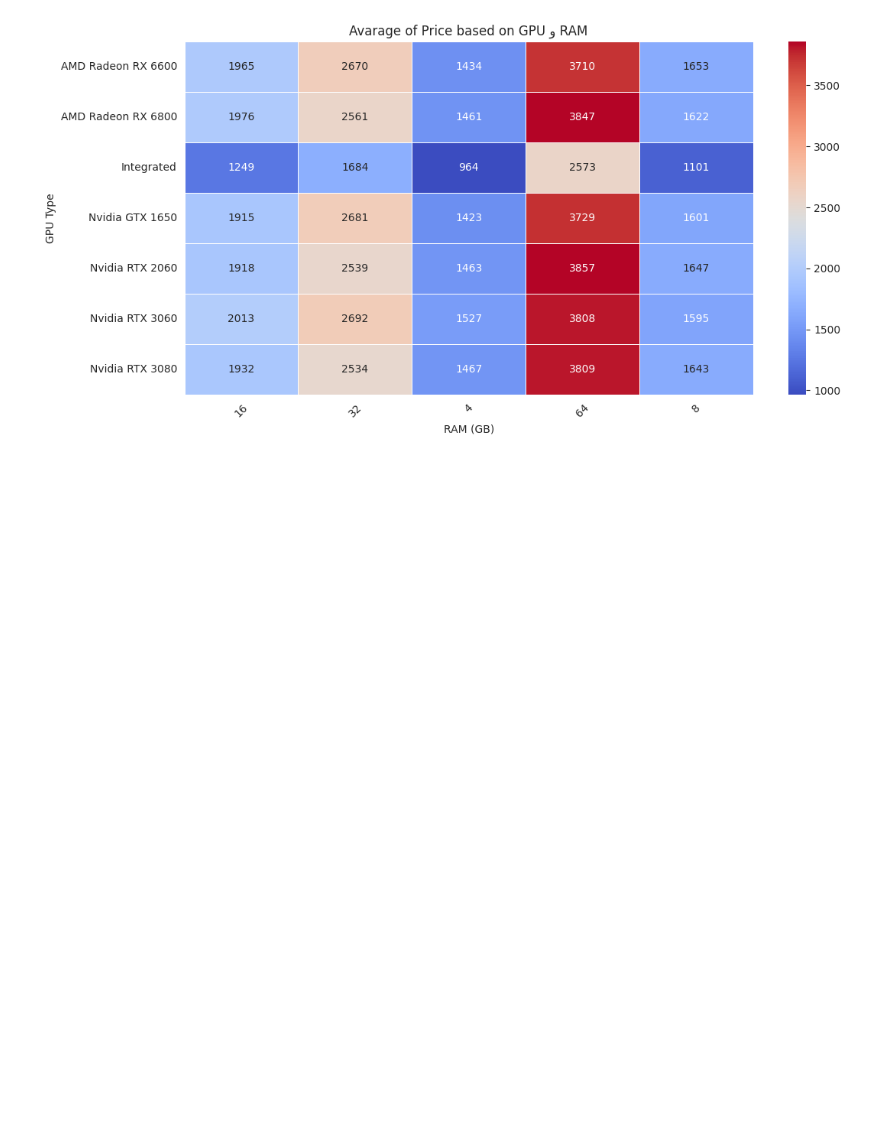
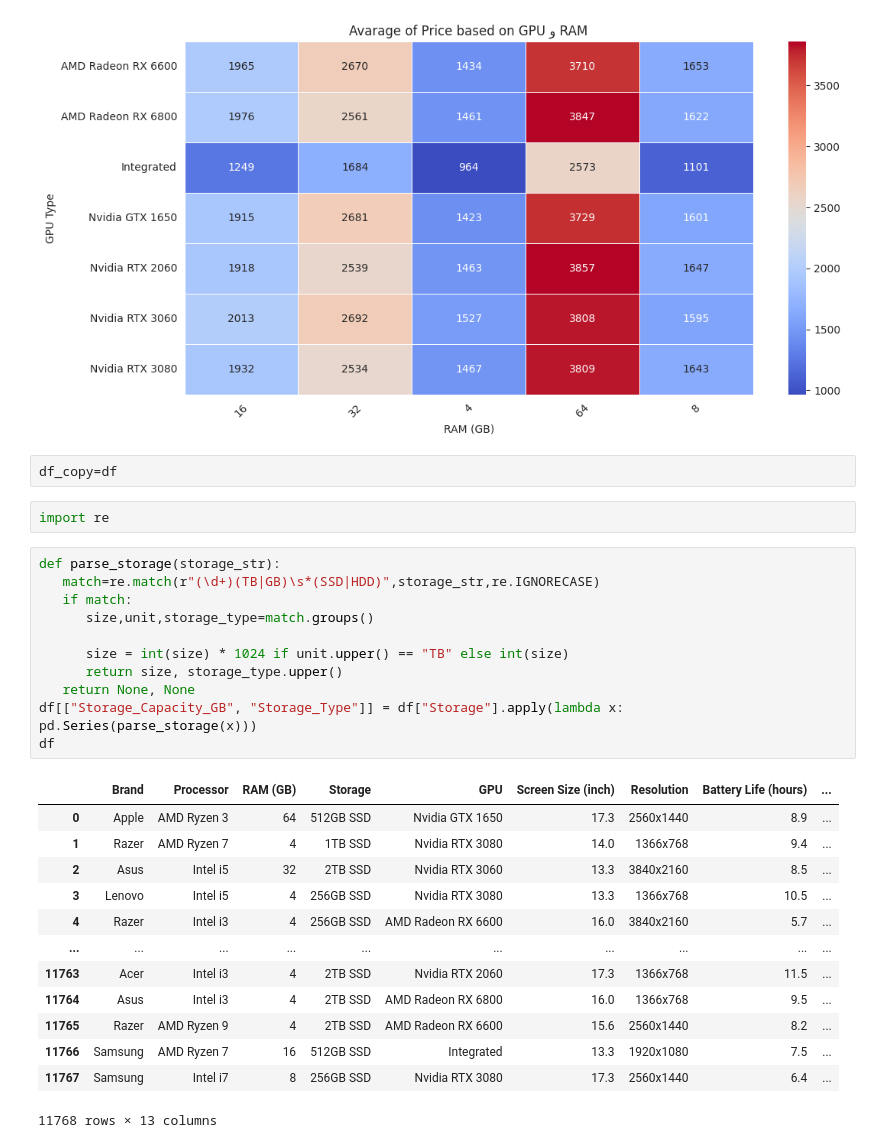
Before and after one commit to Farazmghm/price-of-laptops, a Jupyter notebook: laptop.ipynb, the cells around one changed output. Drawn from its saved outputs; the diff is of its cells as text; blank space fills up the shorter version.

Commit message:
analysis storage

```diff
--- a/laptop.ipynb
+++ b/laptop.ipynb
@@ -273,3 +273,32 @@ plt.yticks(rotation=0)
 plt.show()
 # %% [output]
 [figure]
+# %%
+df_copy=df
+# %%
+import re
+# %%
+def parse_storage(storage_str):
+   match=re.match(r"(\d+)(TB|GB)\s*(SSD|HDD)",storage_str,re.IGNORECASE)
+   if match:
+      size,unit,storage_type=match.groups()
+
+      size = int(size) * 1024 if unit.upper() == "TB" else int(size)
+      return size, storage_type.upper()
+   return None, None
+df[["Storage_Capacity_GB", "Storage_Type"]] = df["Storage"].apply(lambda x: pd.Series(parse_storage(x)))
+df
+# %% [output]
+|  | Brand | Processor | RAM (GB) | Storage | GPU | Screen Size (inch) | Resolution | Battery Life (hours) | ... |
+| 0 | Apple | AMD Ryzen 3 | 64 | 512GB SSD | Nvidia GTX 1650 | 17.3 | 2560x1440 | 8.9 | ... |
+| 1 | Razer | AMD Ryzen 7 | 4 | 1TB SSD | Nvidia RTX 3080 | 14.0 | 1366x768 | 9.4 | ... |
+| 2 | Asus | Intel i5 | 32 | 2TB SSD | Nvidia RTX 3060 | 13.3 | 3840x2160 | 8.5 | ... |
+| 3 | Lenovo | Intel i5 | 4 | 256GB SSD | Nvidia RTX 3080 | 13.3 | 1366x768 | 10.5 | ... |
+| 4 | Razer | Intel i3 | 4 | 256GB SSD | AMD Radeon RX 6600 | 16.0 | 3840x2160 | 5.7 | ... |
+| ... | ... | ... | ... | ... | ... | ... | ... | ... | ... |
+| 11763 | Acer | Intel i3 | 4 | 2TB SSD | Nvidia RTX 2060 | 17.3 | 1366x768 | 11.5 | ... |
+| 11764 | Asus | Intel i3 | 4 | 2TB SSD | AMD Radeon RX 6800 | 16.0 | 1366x768 | 9.5 | ... |
+| 11765 | Razer | AMD Ryzen 9 | 4 | 2TB SSD | AMD Radeon RX 6600 | 15.6 | 2560x1440 | 8.2 | ... |
+| 11766 | Samsung | AMD Ryzen 7 | 16 | 512GB SSD | Integrated | 13.3 | 1920x1080 | 7.5 | ... |
+| 11767 | Samsung | Intel i7 | 8 | 256GB SSD | Nvidia RTX 3080 | 17.3 | 2560x1440 | 6.4 | ... |
+11768 rows × 13 columns
```
